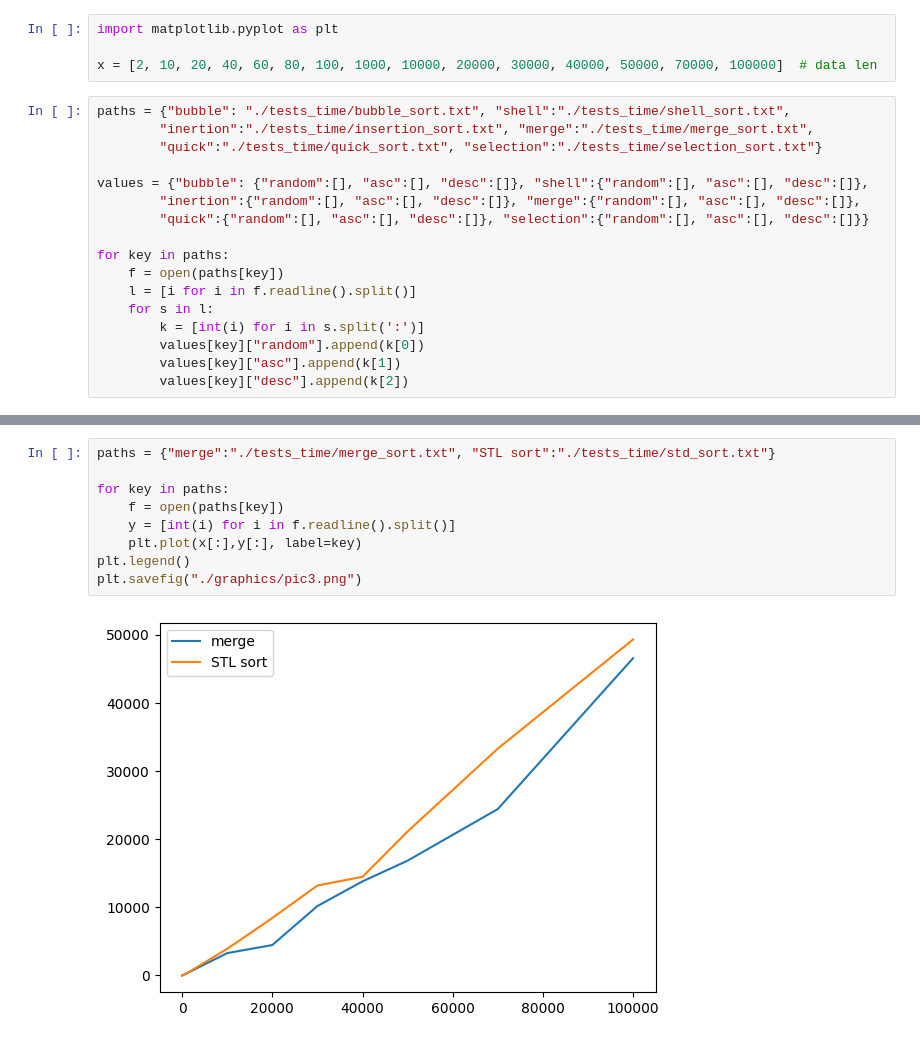
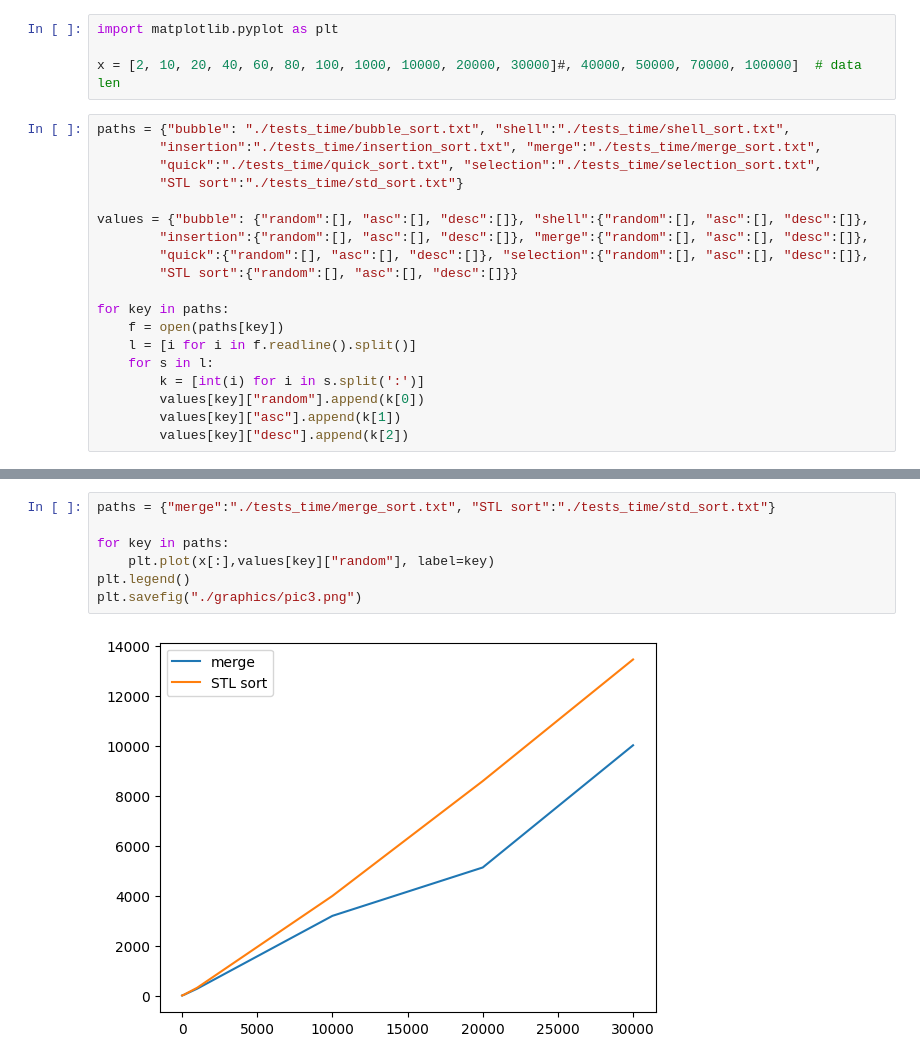
Before and after one commit to Nekttuman/DSaA-labs, a Jupyter notebook: algos_lab_3/graphics.ipynb, the cells around one changed output, grey strips where cells are left out. Cells and saved outputs as stored; diff of their text form.

Commit message:
graphics plotter file upd

```diff
--- a/algos_lab_3/graphics.ipynb
+++ b/algos_lab_3/graphics.ipynb
@@ -1,15 +1,17 @@
 # %%
 import matplotlib.pyplot as plt
 
-x = [2, 10, 20, 40, 60, 80, 100, 1000, 10000, 20000, 30000, 40000, 50000, 70000, 100000]  # data len
+x = [2, 10, 20, 40, 60, 80, 100, 1000, 10000, 20000, 30000]#, 40000, 50000, 70000, 100000]  # data len
 # %%
 paths = {"bubble": "./tests_time/bubble_sort.txt", "shell":"./tests_time/shell_sort.txt",
-        "inertion":"./tests_time/insertion_sort.txt", "merge":"./tests_time/merge_sort.txt",
-        "quick":"./tests_time/quick_sort.txt", "selection":"./tests_time/selection_sort.txt"}
+        "insertion":"./tests_time/insertion_sort.txt", "merge":"./tests_time/merge_sort.txt",
+        "quick":"./tests_time/quick_sort.txt", "selection":"./tests_time/selection_sort.txt",
+        "STL sort":"./tests_time/std_sort.txt"}
 
 values = {"bubble": {"random":[], "asc":[], "desc":[]}, "shell":{"random":[], "asc":[], "desc":[]},
-        "inertion":{"random":[], "asc":[], "desc":[]}, "merge":{"random":[], "asc":[], "desc":[]},
-        "quick":{"random":[], "asc":[], "desc":[]}, "selection":{"random":[], "asc":[], "desc":[]}}
+        "insertion":{"random":[], "asc":[], "desc":[]}, "merge":{"random":[], "asc":[], "desc":[]},
+        "quick":{"random":[], "asc":[], "desc":[]}, "selection":{"random":[], "asc":[], "desc":[]},
+        "STL sort":{"random":[], "asc":[], "desc":[]}}
 
 for key in paths:
     f = open(paths[key])
@@ -29,11 +31,9 @@ plt.savefig("./graphics/pic1.png")
 # %%
 paths = {"merge":"./tests_time/merge_sort.txt", "STL sort":"./tests_time/std_sort.txt"}
 
 for key in paths:
-    f = open(paths[key])
-    y = [int(i) for i in f.readline().split()]
-    plt.plot(x[:],y[:], label=key)
+    plt.plot(x[:],values[key]["random"], label=key)
 plt.legend()
 plt.savefig("./graphics/pic3.png")
 # %% [output]
-[figure, old version]
+[figure, new version]
```
Also changed, not shown: parts of 7 cells of this notebook.
